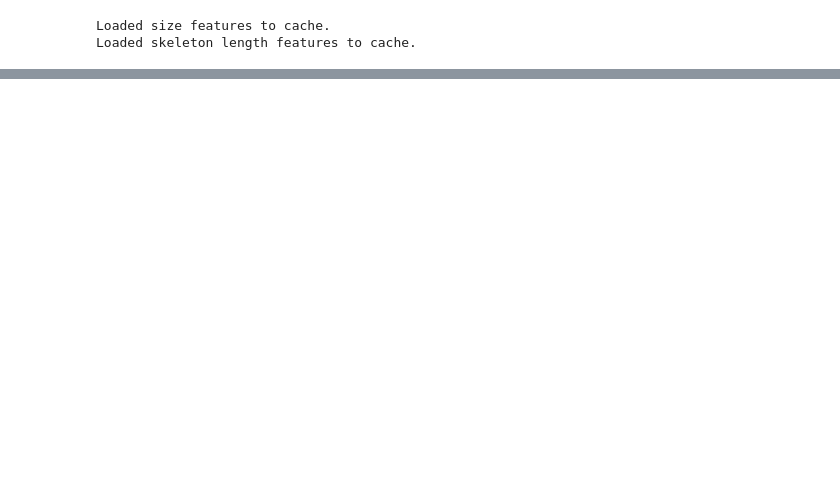
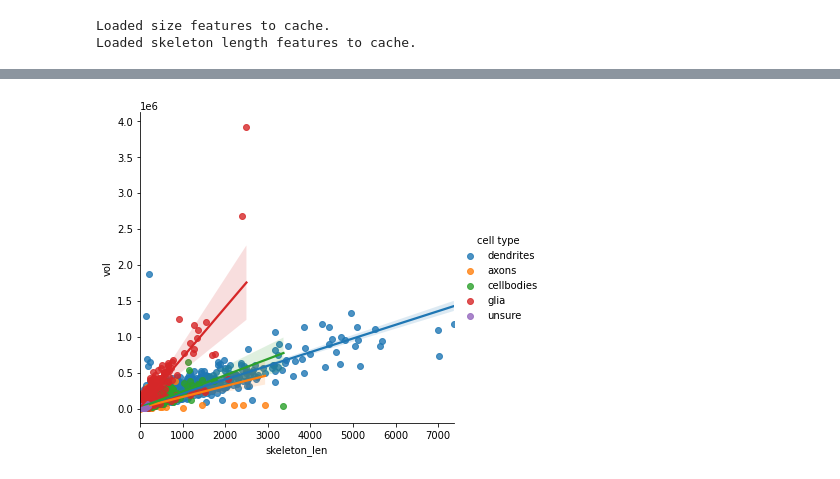
Before and after one commit to zoidberg77/EManalysis, a Jupyter notebook: notebooks/figures.ipynb, the cells around one changed output, grey strips where cells are left out. Saved outputs shown, nothing was run; the diff lists cells and outputs as text; code cells hidden in the pictures; blank space fills up the shorter version.

```diff
--- a/notebooks/figures.ipynb
+++ b/notebooks/figures.ipynb
@@ -74,0 +102,9 @@ tmp.savefig("output.svg")
+# %%
+#sb.regplot(x="skeleton_len", y="vol", color="cell type", data=dataset)
+g = sb.lmplot(
+    data=dataset,
+    x="skeleton_len", y="vol", hue="cell type",
+    #height=5
+)
+# %% [output]
+[figure, added]
```
Also changed, not shown: parts of 5 cells of this notebook, 2 other files.
